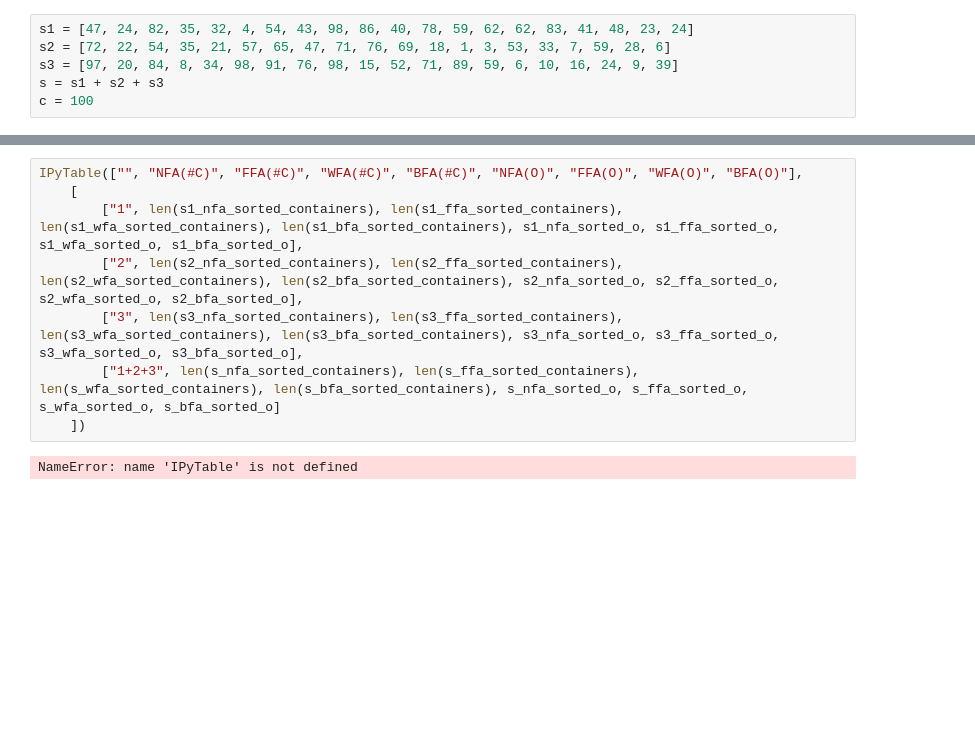
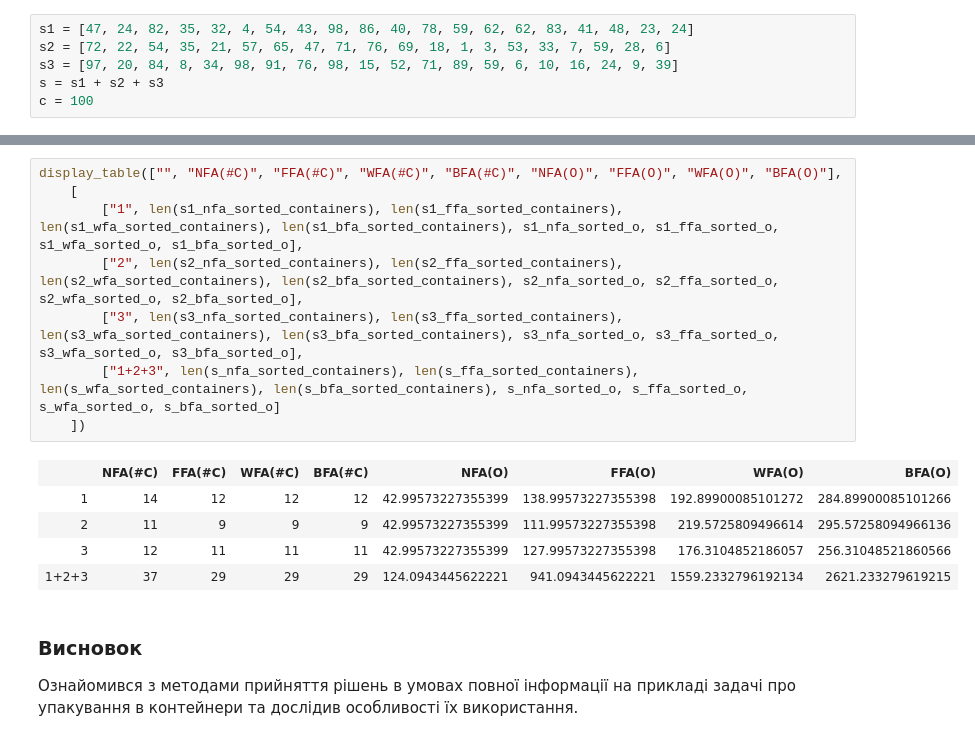
Before and after one commit to chaliy/studies-octo-adventure, a Jupyter notebook: lp/c2_2/do/l2_2.ipynb, the cells around one changed output, grey strips where cells are left out. Cells and saved outputs as stored; diff of their text form; blank space fills up the shorter version.

```diff
--- a/lp/c2_2/do/l2_2.ipynb
+++ b/lp/c2_2/do/l2_2.ipynb
@@ -194,10 +596,17 @@ NameError: name 'IPyTable' is not defined
 # %%
-IPyTable(["", "NFA(#C)", "FFA(#C)", "WFA(#C)", "BFA(#C)", "NFA(O)", "FFA(O)", "WFA(O)", "BFA(O)"],
+display_table(["", "NFA(#C)", "FFA(#C)", "WFA(#C)", "BFA(#C)", "NFA(O)", "FFA(O)", "WFA(O)", "BFA(O)"],
 	[
 		["1", len(s1_nfa_sorted_containers), len(s1_ffa_sorted_containers), len(s1_wfa_sorted_containers), len(s1_bfa_sorted_containers), s1_nfa_sorted_o, s1_ffa_sorted_o, s1_wfa_sorted_o, s1_bfa_sorted_o],
 		["2", len(s2_nfa_sorted_containers), len(s2_ffa_sorted_containers), len(s2_wfa_sorted_containers), len(s2_bfa_sorted_containers), s2_nfa_sorted_o, s2_ffa_sorted_o, s2_wfa_sorted_o, s2_bfa_sorted_o],
 		["3", len(s3_nfa_sorted_containers), len(s3_ffa_sorted_containers), len(s3_wfa_sorted_containers), len(s3_bfa_sorted_containers), s3_nfa_sorted_o, s3_ffa_sorted_o, s3_wfa_sorted_o, s3_bfa_sorted_o],
 		["1+2+3", len(s_nfa_sorted_containers), len(s_ffa_sorted_containers), len(s_wfa_sorted_containers), len(s_bfa_sorted_containers), s_nfa_sorted_o, s_ffa_sorted_o, s_wfa_sorted_o, s_bfa_sorted_o]
 	])
 # %% [output]
-NameError: name 'IPyTable' is not defined
+|  | NFA(#C) | FFA(#C) | WFA(#C) | BFA(#C) | NFA(O) | FFA(O) | WFA(O) | BFA(O) |
+| 1 | 14 | 12 | 12 | 12 | 42.99573227355399 | 138.99573227355398 | 192.89900085101272 | 284.89900085101266 |
+| 2 | 11 | 9 | 9 | 9 | 42.99573227355399 | 111.99573227355398 | 219.5725809496614 | 295.57258094966136 |
+| 3 | 12 | 11 | 11 | 11 | 42.99573227355399 | 127.99573227355398 | 176.3104852186057 | 256.31048521860566 |
+| 1+2+3 | 37 | 29 | 29 | 29 | 124.0943445622221 | 941.0943445622221 | 1559.2332796192134 | 2621.233279619215 |
+# %% [markdown]
+### Висновок
+Ознайомився з методами прийняття рішень в умовах повної інформації на прикладі задачі про упакування в контейнери та дослідив особливості їх використання.
```
Also changed, not shown: parts of 39 cells of this notebook, 15 other files.
